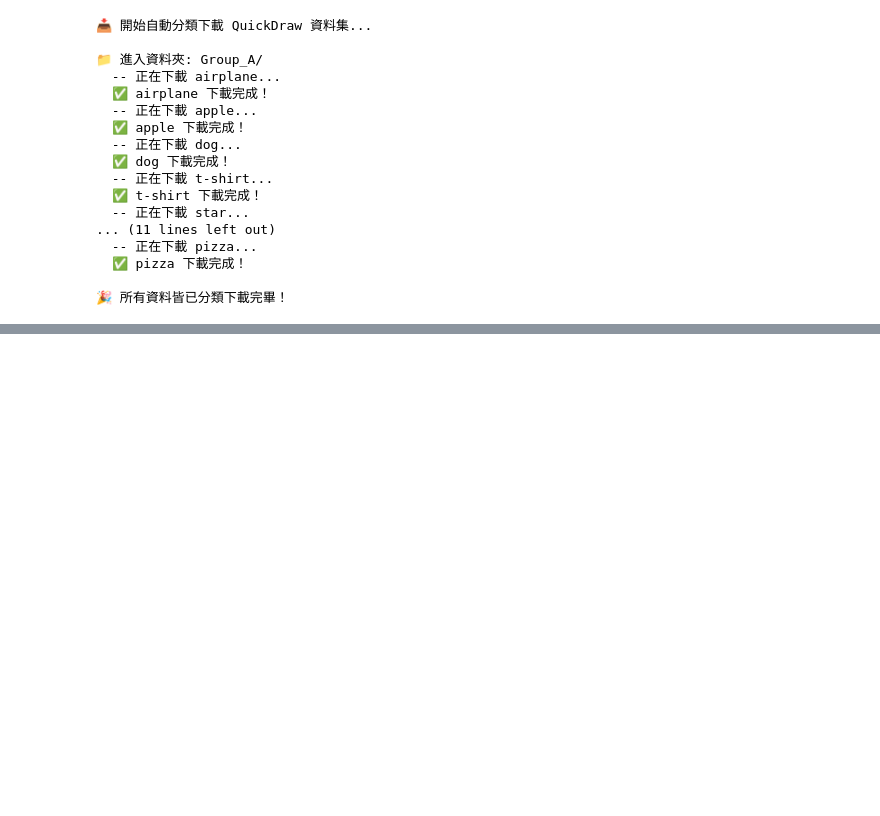
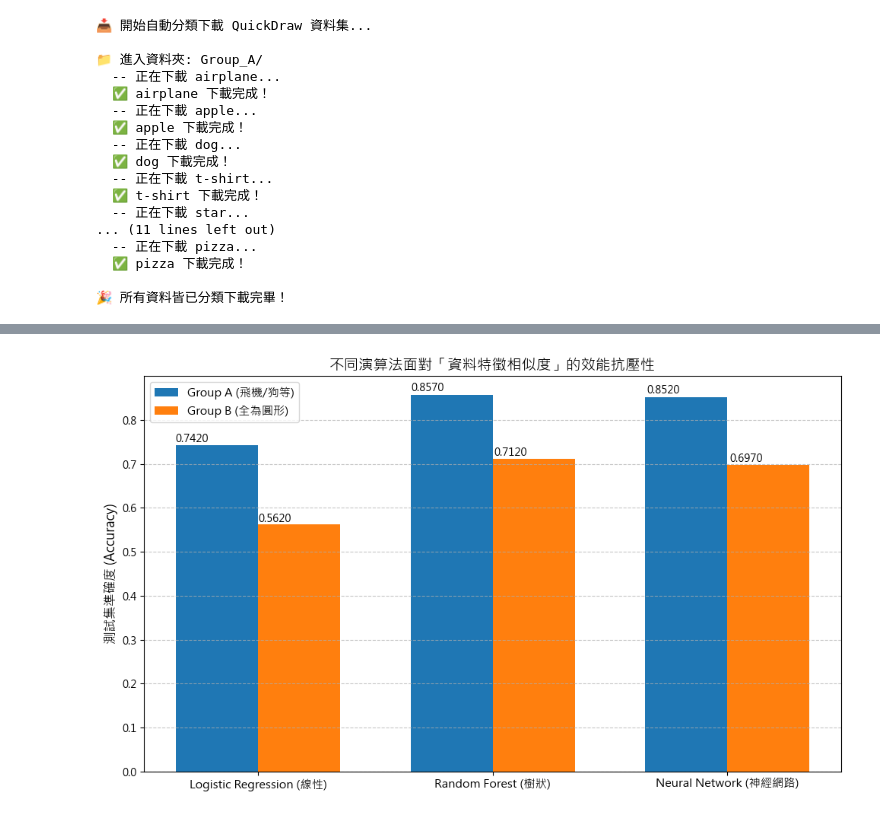
Before and after one commit to Xuan-xing/ML-QuickDraw-Classifier, a Jupyter notebook: program.ipynb, the cells around one changed output, grey strips where cells are left out. Cells and saved outputs as stored; diff of their text form; code cells hidden in the pictures; blank space fills up the shorter version.

```diff
--- a/program.ipynb
+++ b/program.ipynb
@@ -52,0 +144,82 @@ print("\n🎉 所有資料皆已分類下載完畢！")
+# %%
+import time
+import numpy as np
+import matplotlib.pyplot as plt
+from sklearn.pipeline import Pipeline
+from sklearn.preprocessing import StandardScaler
+from sklearn.linear_model import LogisticRegression
+from sklearn.ensemble import RandomForestClassifier
+from sklearn.neural_network import MLPClassifier
+
+# 1. 打包兩組資料以利迴圈處理 (名稱已統一)
+datasets = {
+    "Group A (差異度大)": (X_train_A, X_test_A, y_train_A, y_test_A),
+    "Group B (差異度小)": (X_train_B, X_test_B, y_train_B, y_test_B)
+}
+
+# 2. 準備三種不同原理的模型
+models = {
+    "Logistic Regression (線性)": LogisticRegression(max_iter=500, C=1.0),
+    "Random Forest (樹狀)": RandomForestClassifier(n_estimators=100, random_state=42),
+    "Neural Network (神經網路)": MLPClassifier(
+        hidden_layer_sizes=(128, 64),
+        activation='relu',
+        solver='adam',
+        max_iter=500,
+        early_stopping=True,
+        random_state=42
+    )
+}
+
+# 準備紀錄準確度的字典 (名稱已統一)
+results = {"Group A (差異度大)": [], "Group B (差異度小)": []}
+model_names = list(models.keys())
+
+print("🚀 開始進行 Group A vs Group B 的模型大亂鬥！(神經網路需要較多時間，請耐心等候)\n")
+
+# 3. 執行實驗迴圈
+for group_name, (X_train, X_test, y_train, y_test) in datasets.items():
+    print(f"========== 正在測試 {group_name} ==========")
+    for model_name, model in models.items():
+        # Neural Network 與 Logistic Regression 極度依賴特徵標準化
+        pipeline = Pipeline([
+            ('scaler', StandardScaler()),
+            ('clf', model)
+        ])
+
+        start_time = time.time()
+        pipeline.fit(X_train, y_train)
+        train_time = time.time() - start_time
+
+        acc = pipeline.score(X_test, y_test)
+        results[group_name].append(acc)
+
+        print(f"[{model_name}] 準確度: {acc:.4f} | 耗時: {train_time:.2f} 秒")
+    print("-" * 55)
+
+# 4. 繪製對比圖表
+# 設定中文字體避免亂碼
+plt.rcParams['font.sans-serif'] = ['Arial Unicode MS', 'Microsoft JhengHei', 'SimHei']
+plt.rcParams['axes.unicode_minus'] = False
+
+x = np.arange(len(model_names))
+width = 0.35
+
+fig, ax = plt.subplots(figsize=(10, 6))
+rects1 = ax.bar(x - width/2, results["Group A (差異度大)"], width, label='Group A (飛機/狗等)')
+rects2 = ax.bar(x + width/2, results["Group B (差異度小)"], width, label='Group B (全為圓形)')
+
+ax.set_ylabel('測試集準確度 (Accuracy)', fontsize=12)
+ax.set_title('不同演算法面對「資料特徵相似度」的效能抗壓性', fontsize=14)
+ax.set_xticks(x)
+ax.set_xticklabels(model_names, fontsize=11)
+ax.legend(fontsize=11)
+ax.grid(axis='y', linestyle='--', alpha=0.7)
+
+# 在長條圖上標示準確度數字
+for p in ax.patches:
+    ax.annotate(f"{p.get_height():.4f}", (p.get_x() * 1.005, p.get_height() * 1.01))
+
+plt.tight_layout()
+plt.show()
+# %% [output]
@@ -52,0 +238 @@ print("\n🎉 所有資料皆已分類下載完畢！")
+[figure, added]
```
Also changed, not shown: parts of 6 cells of this notebook, 1 other file.
